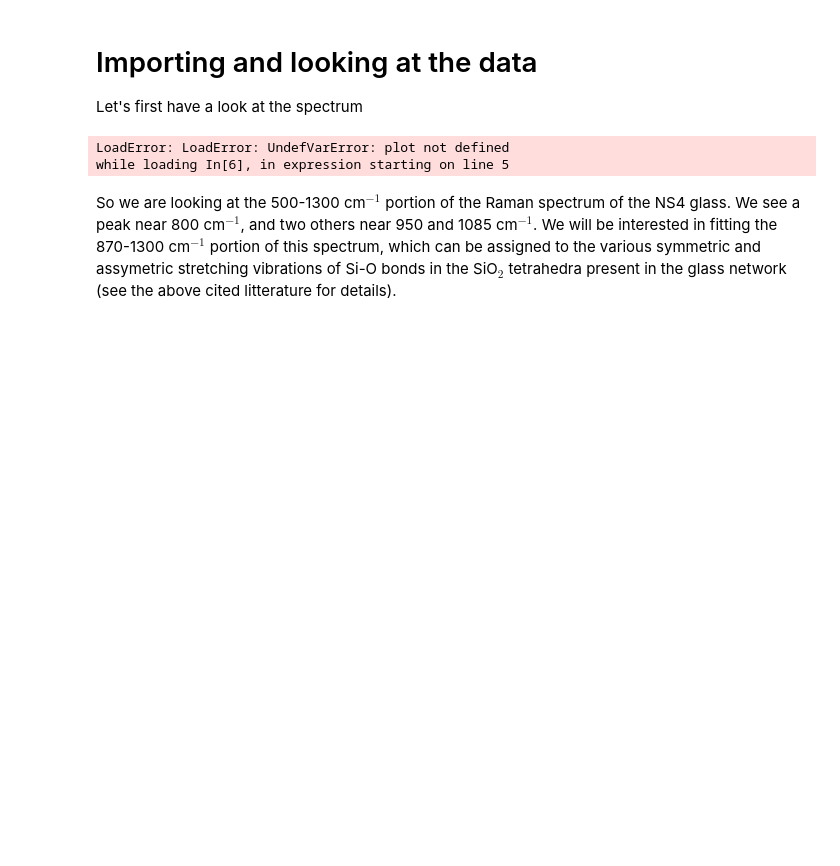
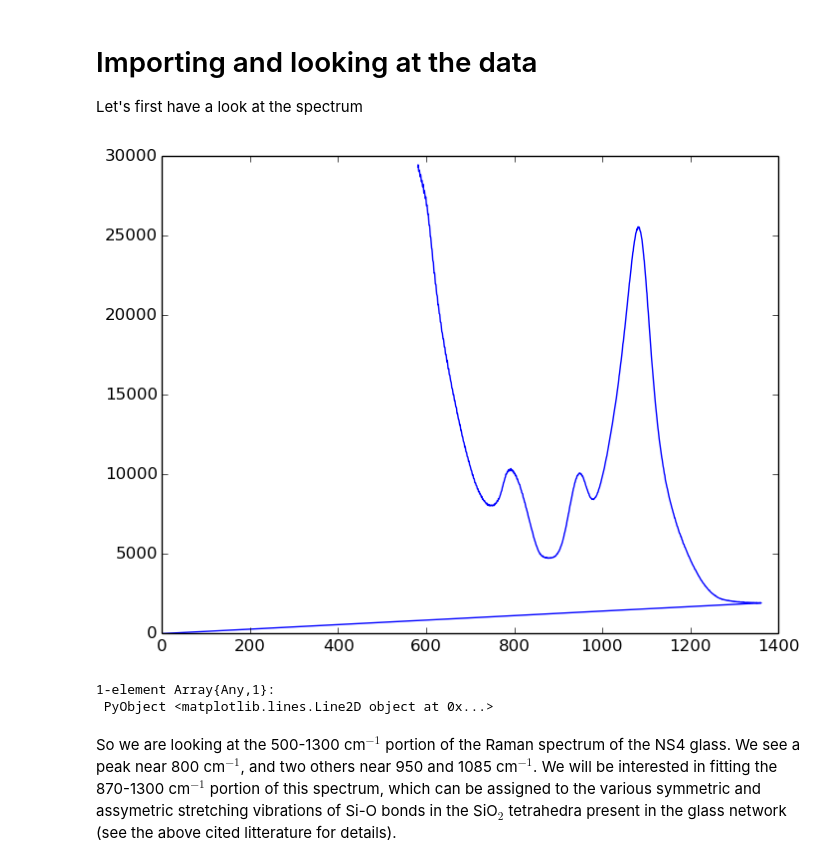
Before and after one commit to charlesll/Spectra.jl, a Jupyter notebook: examples/Raman_spectrum_fitting.ipynb, the cells around one changed output. Drawn from its saved outputs; the diff is of its cells as text; code cells hidden in the pictures; blank space fills up the shorter version.

```diff
--- a/examples/Raman_spectrum_fitting.ipynb
+++ b/examples/Raman_spectrum_fitting.ipynb
@@ -44,16 +24,26 @@ while loading In[7], in expression starting on line 4
 Let's first have a look at the spectrum
 # %%
 # get the spectrum to deconvolute, with skipping header and footer comment lines from the spectrometer
-inputsp = readdlm("./data/LS4.txt", '\t')
+data = readdlm("./data/LS4.txt", '\t')
+skip_header = 23
+skip_footer = 120
+inputsp = zeros(size(data)[1]-skip_header-skip_footer,2)
+j = 1
+for i = skip_header+1:size(data)[1]-skip_footer-1
+    inputsp[j,1] = Float64(data[i,1])
+    inputsp[j,2] = Float64(data[i,2])
+    j = j + 1
+end
 
 # create a new plot for showing the spectrum
-plot(inputsp[:,1],inputsp[:,2],color = 'k',linewidth=1.0, linestyle="-")
-xlabel("Raman shift, cm$^{-1}$", fontsize = 14)
-ylabel("Normalized intensity, a. u.", fontsize = 14)
-title("Figure 1: the spectrum of interest",fontsize = 14, fontweight = "bold")
+plot(inputsp[:,1],inputsp[:,2])
+#xlabel("Raman shift, cm$^{-1}$", fontsize = 14)
+#ylabel("Normalized intensity, a. u.", fontsize = 14)
+#title("Figure 1: the spectrum of interest",fontsize = 14, fontweight = "bold")
 # %% [output]
+[figure, added]
-LoadError: LoadError: UndefVarError: plot not defined
-while loading In[6], in expression starting on line 5
+1-element Array{Any,1}:
+ PyObject <matplotlib.lines.Line2D object at 0x...>
 # %% [markdown]
 So we are looking at the 500-1300 cm$^{-1}$ portion of the Raman spectrum of the NS4 glass. We see a peak near 800 cm$^{-1}$, and two others near 950 and 1085 cm$^{-1}$. We will be interested in fitting the 870-1300 cm$^{-1}$ portion of this spectrum, which can be assigned to the various symmetric and assymetric stretching vibrations of Si-O bonds in the SiO$_2$ tetrahedra present in the glass network (see the above cited litterature for details).
 # %% [markdown]
```
Also changed, not shown: parts of 4 cells of this notebook, 1 other file.
